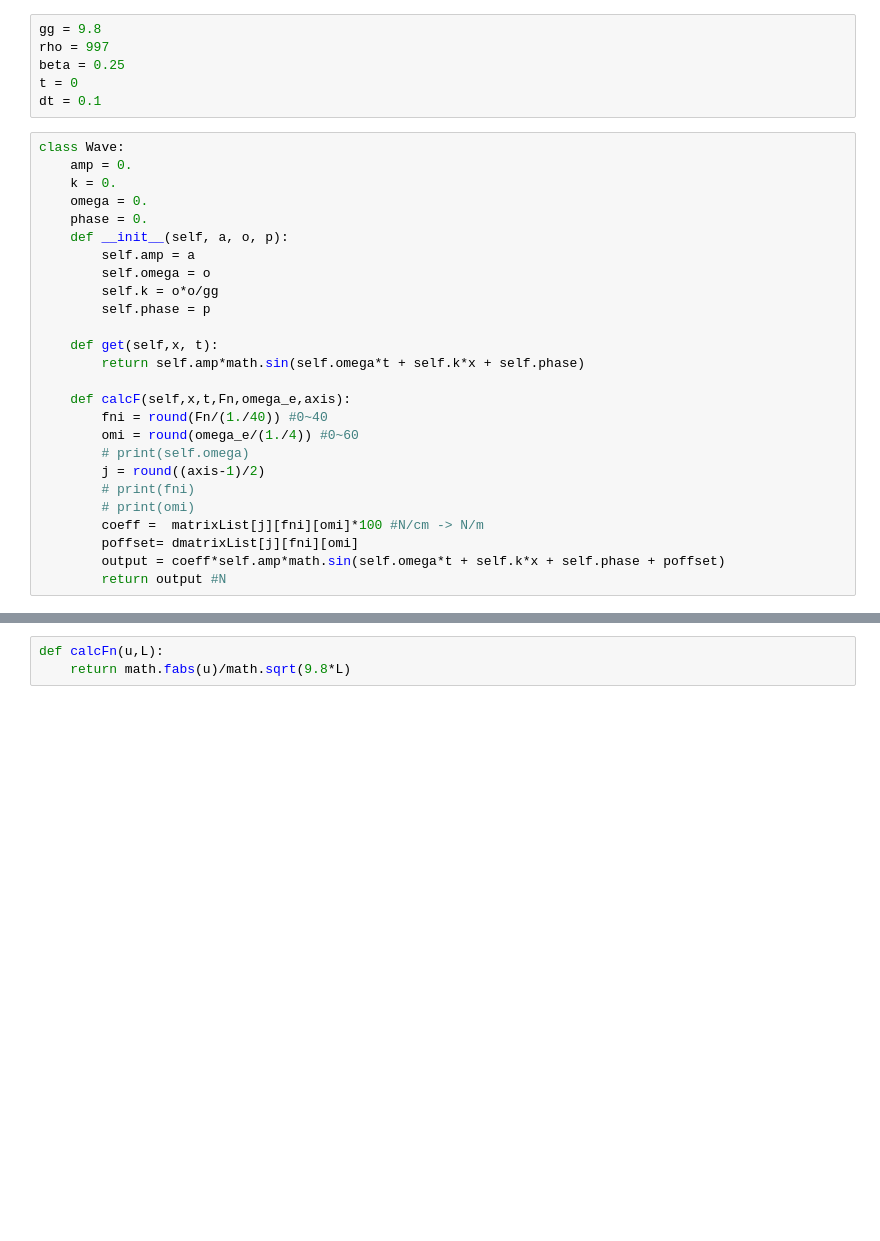
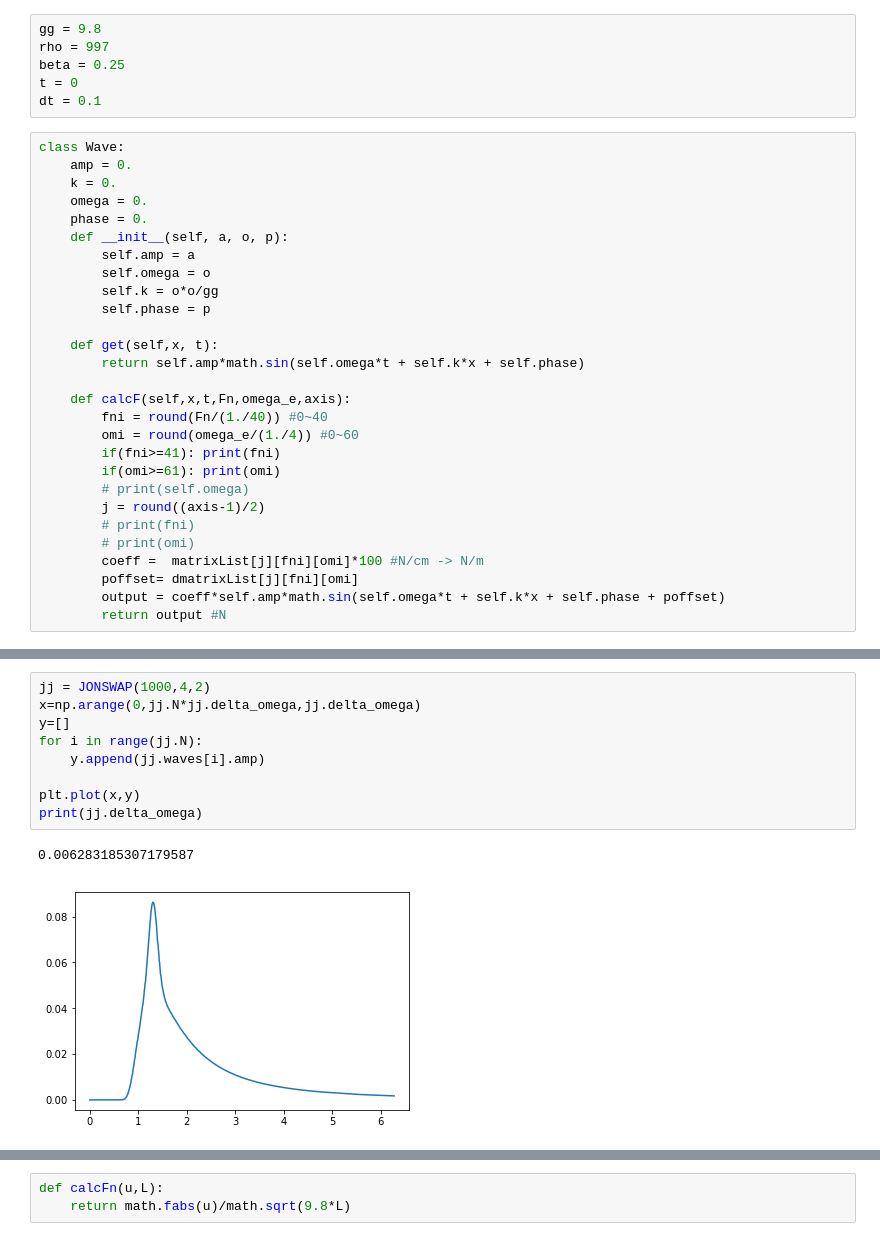
Before and after one commit to shiokoala/soturon, a Jupyter notebook: ship_rao copy 2.ipynb, the cells around one changed output, grey strips where cells are left out. Cells and saved outputs as stored; diff of their text form; blank space fills up the shorter version.

```diff
--- a/ship_rao copy 2.ipynb
+++ b/ship_rao copy 2.ipynb
@@ -38,6 +38,8 @@ class Wave:
     def calcF(self,x,t,Fn,omega_e,axis):
         fni = round(Fn/(1./40)) #0~40
         omi = round(omega_e/(1./4)) #0~60
+        if(fni>=41): print(fni)
+        if(omi>=61): print(omi)
         # print(self.omega)
         j = round((axis-1)/2)
         # print(fni)
@@ -49,3 +88,15 @@ class Wave:
+# %%
+jj = JONSWAP(1000,4,2)
+x=np.arange(0,jj.N*jj.delta_omega,jj.delta_omega)
+y=[]
+for i in range(jj.N):
+    y.append(jj.waves[i].amp)
+
+plt.plot(x,y)
+print(jj.delta_omega)
+# %% [output]
+0.006283185307179587
+[figure, added]
 # %%
 class Water:
     waves = []
```
Also changed, not shown: parts of 14 cells of this notebook.
